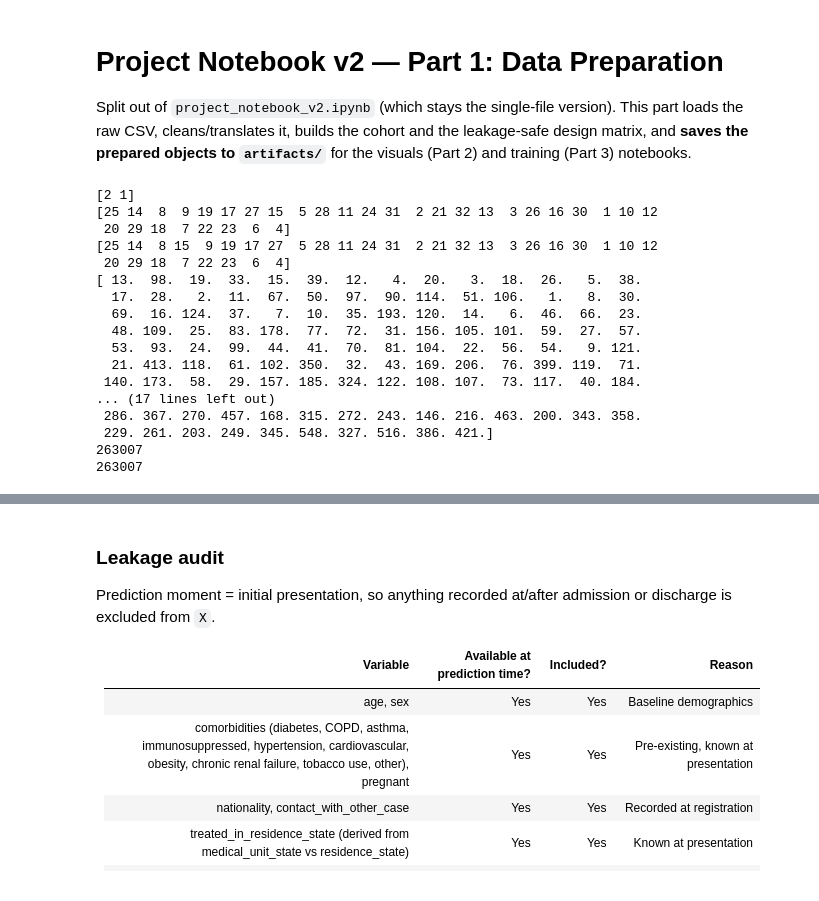
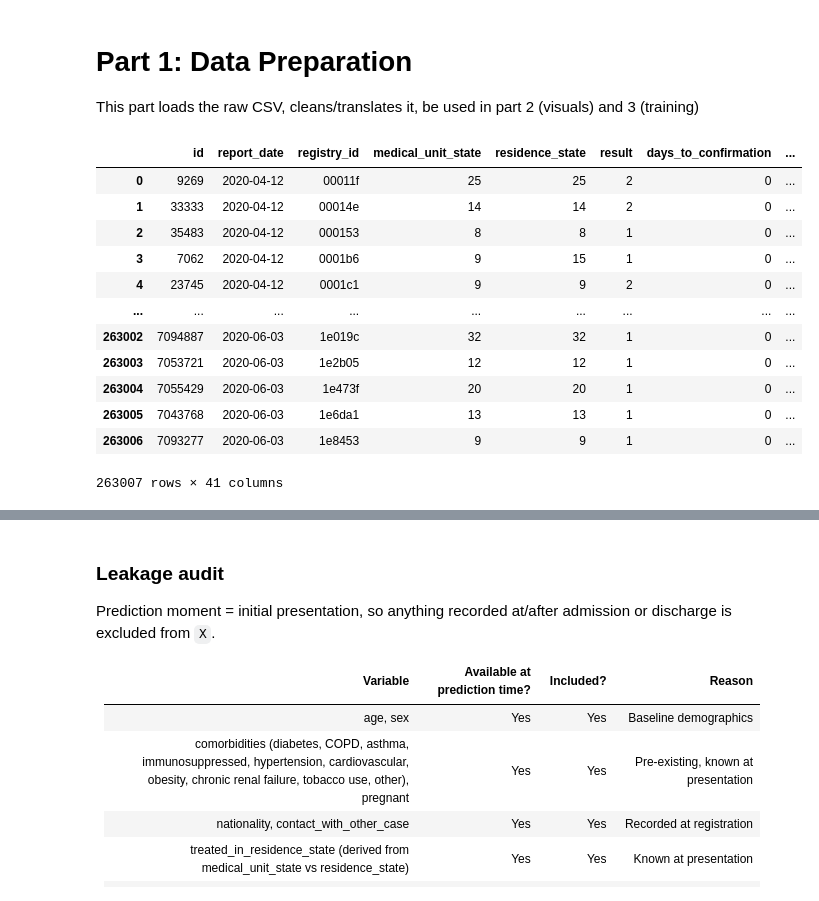
Before and after one commit to dfd0430/ml, a Jupyter notebook: project_notebook_v2_data_prep.ipynb, the cells around one changed output, grey strips where cells are left out. Saved outputs shown, nothing was run; the diff lists cells and outputs as text; code cells hidden in the pictures.

Commit message:
cleaned up first notebook

```diff
--- a/project_notebook_v2_data_prep.ipynb
+++ b/project_notebook_v2_data_prep.ipynb
@@ -1,12 +1,19 @@
 # %% [markdown]
-# Project Notebook v2 — Part 1: Data Preparation
-
-Split out of `project_notebook_v2.ipynb` (which stays the single-file version). This part loads the raw CSV, cleans/translates it, builds the cohort and the leakage-safe design matrix, and **saves the prepared objects to `artifacts/`** for the visuals (Part 2) and training (Part 3) notebooks.
+# Part 1: Data Preparation
+ This part loads the raw CSV, cleans/translates it, be used in part 2 (visuals) and 3 (training)
 # %%
+import os
+import json
+from typing import Final
+
+import numpy as np
 import pandas as pd
 
+# --- Reproducibility ---
+RANDOM_STATE = 42
+np.random.seed(RANDOM_STATE)
+
 df = pd.read_csv('mexico_covid19.csv')
-print(df["RESULTADO"].unique())
 translation_dict = {
     "FECHA_ARCHIVO": "report_date",
     "ID_REGISTRO": "registry_id",
@@ -25,55 +32,45 @@ translation_dict = {
     "MUNICIPIO_RES": "residence_municipality",
     "TIPO_PACIENTE": "patient_type",
     "FECHA_INGRESO": "admission_date",
     "FECHA_SINTOMAS": "symptoms_onset_date",
     "FECHA_DEF": "death_date",
     "INTUBADO": "intubated",
     "NEUMONIA": "pneumonia",
     "EDAD": "age",
     "NACIONALIDAD": "nationality",
     "EMBARAZO": "pregnant",
     "HABLA_LENGUA_INDIG": "speaks_indigenous_language",
     "DIABETES": "diabetes",
     "EPOC": "COPD",
     "ASMA": "asthma",
     "INMUSUPR": "immunosuppressed",
     "HIPERTENSION": "hypertension",
     "OTRA_COM": "other_comorbidity",
     "CARDIOVASCULAR": "cardiovascular",
     "OBESIDAD": "obesity",
     "RENAL_CRONICA": "chronic_renal_failure",
     "TABAQUISMO": "tobacco_use",
     "OTRO_CASO": "contact_with_other_case",
     "MIGRANTE": "migrant",
     "PAIS_NACIONALIDAD": "nationality_country",
     "PAIS_ORIGEN": "origin_country",
     "UCI": "ICU",
 }
 
 df = df.rename(columns=translation_dict)
-
-print(df["registration_state"].unique()) #registrato belongs to catalogo de entidades
-print(df["residence_state"].unique())
-print(df["residence_municipality"].unique()) #cant be bothered
-df["sector"].unique()
-print(df["registry_id"].nunique())
-print(len(df))
+df
 # %% [output]
+|  | id | report_date | registry_id | medical_unit_state | residence_state | result | days_to_confirmation | ... |
+| 0 | 9269 | 2020-04-12 | 00011f | 25 | 25 | 2 | 0 | ... |
+| 1 | 33333 | 2020-04-12 | 00014e | 14 | 14 | 2 | 0 | ... |
+| 2 | 35483 | 2020-04-12 | 000153 | 8 | 8 | 1 | 0 | ... |
+| 3 | 7062 | 2020-04-12 | 0001b6 | 9 | 15 | 1 | 0 | ... |
+| 4 | 23745 | 2020-04-12 | 0001c1 | 9 | 9 | 2 | 0 | ... |
+| ... | ... | ... | ... | ... | ... | ... | ... | ... |
+| 263002 | 7094887 | 2020-06-03 | 1e019c | 32 | 32 | 1 | 0 | ... |
+| 263003 | 7053721 | 2020-06-03 | 1e2b05 | 12 | 12 | 1 | 0 | ... |
+| 263004 | 7055429 | 2020-06-03 | 1e473f | 20 | 20 | 1 | 0 | ... |
+| 263005 | 7043768 | 2020-06-03 | 1e6da1 | 13 | 13 | 1 | 0 | ... |
+| 263006 | 7093277 | 2020-06-03 | 1e8453 | 9 | 9 | 1 | 0 | ... |
-[2 1]
-[25 14  8  9 19 17 27 15  5 28 11 24 31  2 21 32 13  3 26 16 30  1 10 12
- 20 29 18  7 22 23  6  4]
-[25 14  8 15  9 19 17 27  5 28 11 24 31  2 21 32 13  3 26 16 30  1 10 12
- 20 29 18  7 22 23  6  4]
-[ 13.  98.  19.  33.  15.  39.  12.   4.  20.   3.  18.  26.   5.  38.
-  17.  28.   2.  11.  67.  50.  97.  90. 114.  51. 106.   1.   8.  30.
-  69.  16. 124.  37.   7.  10.  35. 193. 120.  14.   6.  46.  66.  23.
-  48. 109.  25.  83. 178.  77.  72.  31. 156. 105. 101.  59.  27.  57.
-  53.  93.  24.  99.  44.  41.  70.  81. 104.  22.  56.  54.   9. 121.
-  21. 413. 118.  61. 102. 350.  32.  43. 169. 206.  76. 399. 119.  71.
- 140. 173.  58.  29. 157. 185. 324. 122. 108. 107.  73. 117.  40. 184.
-... (17 lines left out)
- 286. 367. 270. 457. 168. 315. 272. 243. 146. 216. 463. 200. 343. 358.
- 229. 261. 203. 249. 345. 548. 327. 516. 386. 421.]
-263007
-263007
+263007 rows × 41 columns
 # %%
```
Also changed, not shown: parts of 10 cells of this notebook, 1 other file.
